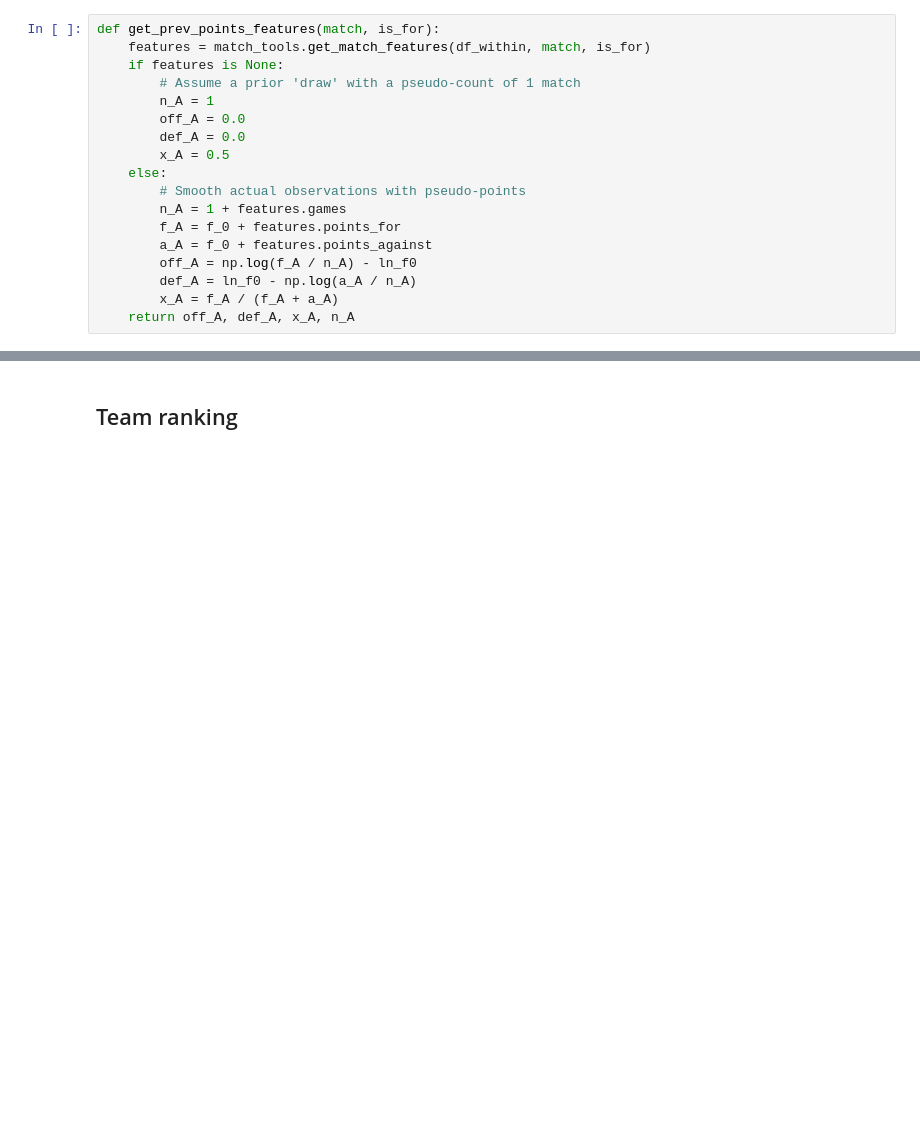
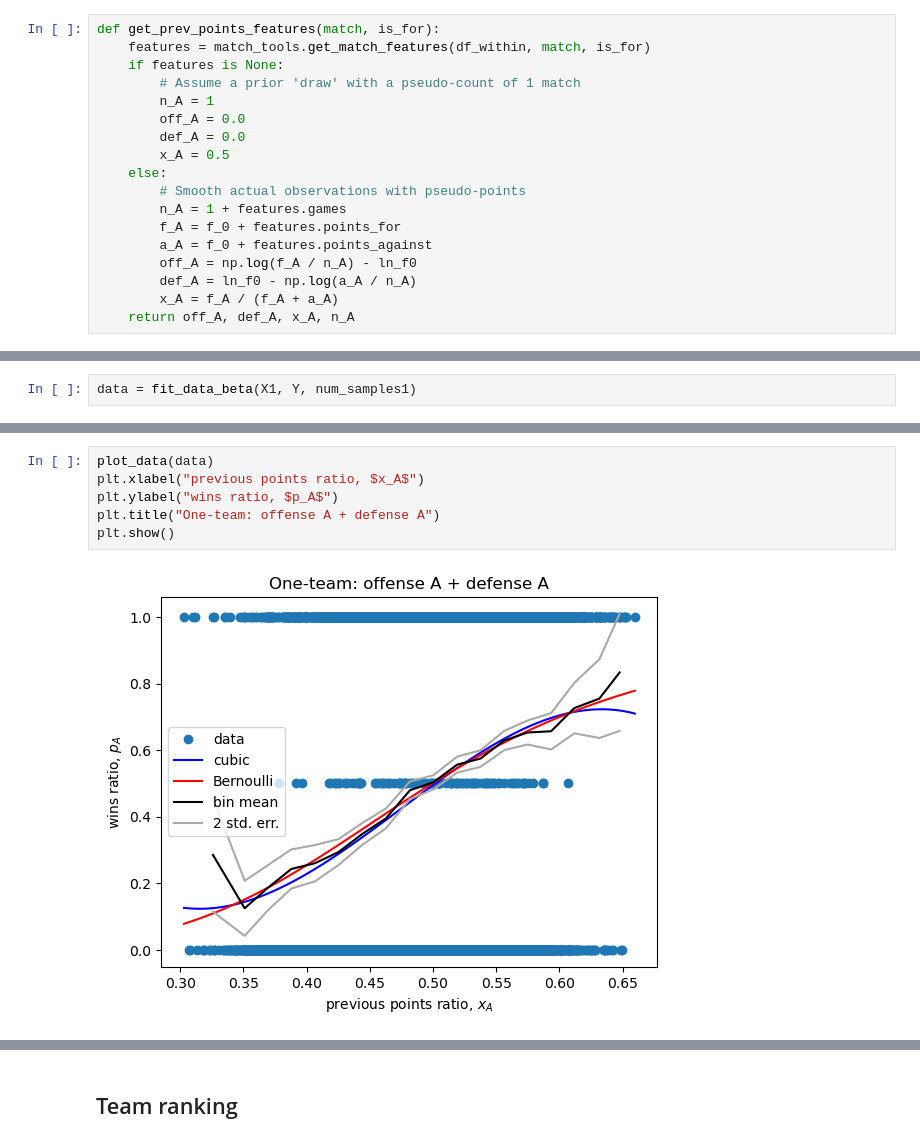
Before and after one commit to gaj67/gaj-data-science, a Jupyter notebook: AFL/notebooks/5_match_effects.ipynb, the cells around one changed output, grey strips where cells are left out. Cells and saved outputs as stored; diff of their text form; blank space fills up the shorter version.

```diff
--- a/AFL/notebooks/5_match_effects.ipynb
+++ b/AFL/notebooks/5_match_effects.ipynb
@@ -1141,0 +1057,2 @@ Note that, in contrast, the empirical two-team model (i.e. offsense A - defense
+# %%
+data = fit_data_beta(X1, Y, num_samples1)
@@ -1141,0 +1073,8 @@ Note that, in contrast, the empirical two-team model (i.e. offsense A - defense
+# %%
+plot_data(data)
+plt.xlabel("previous points ratio, $x_A$")
+plt.ylabel("wins ratio, $p_A$")
+plt.title("One-team: offense A + defense A")
+plt.show()
+# %% [output]
+[figure, added]
```
Also changed, not shown: parts of 83 cells of this notebook, 16 other files.
